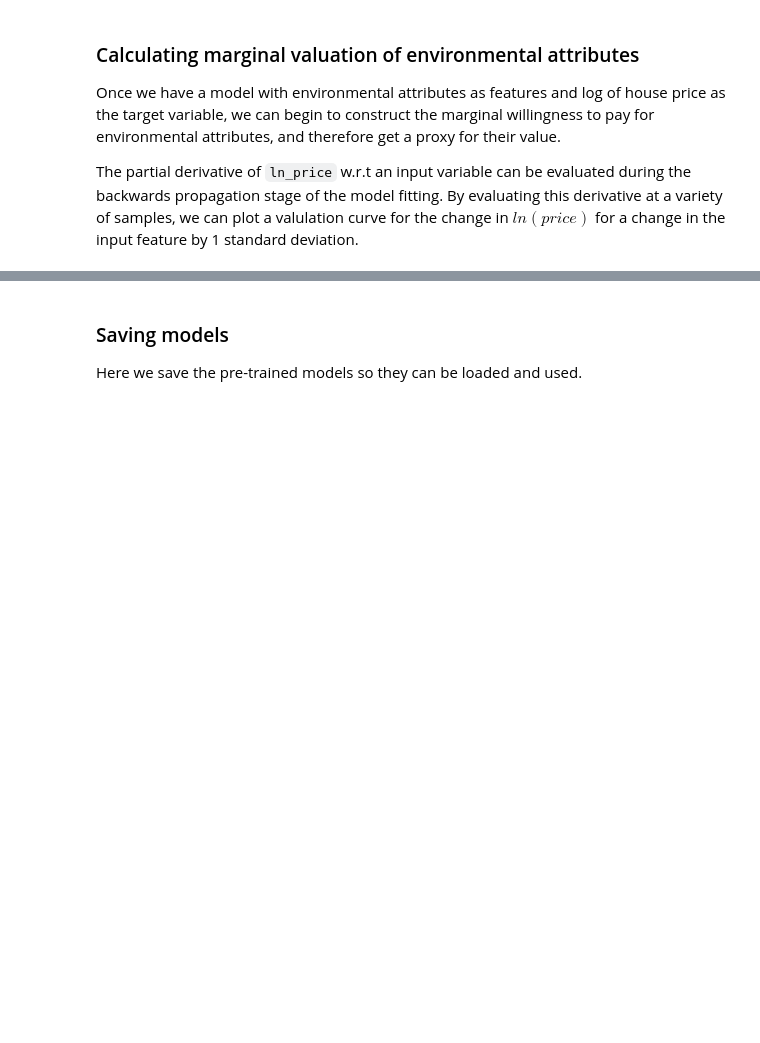
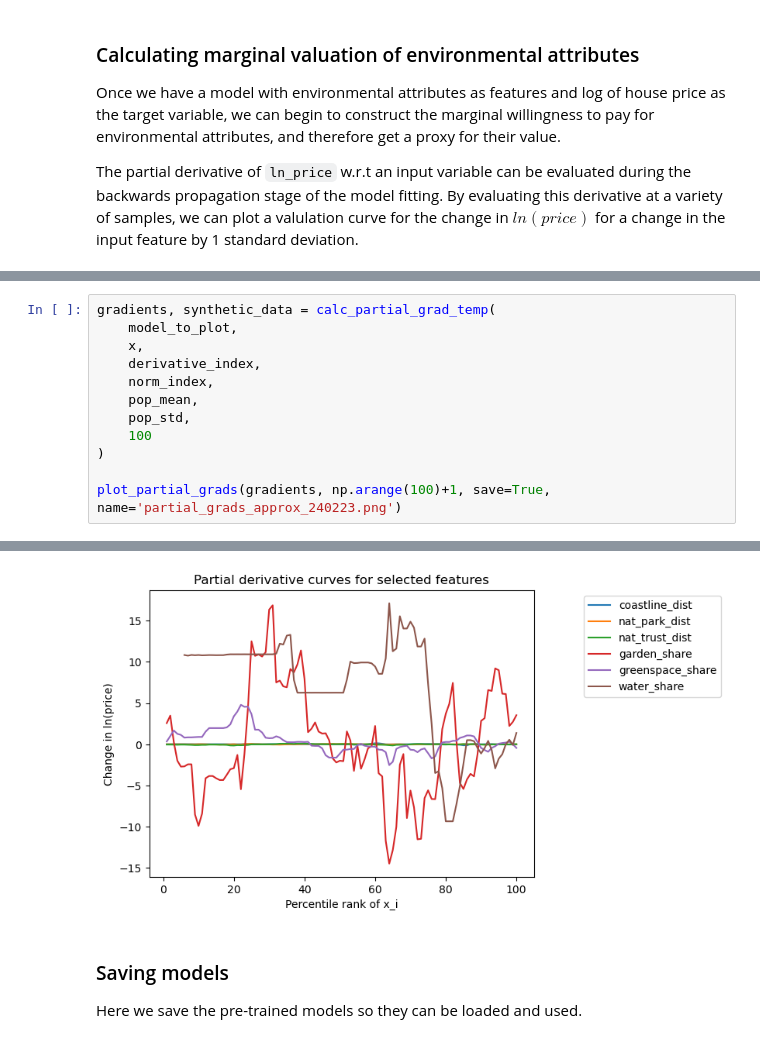
Before and after one commit to fgallagher27/GreenValueNet, a Jupyter notebook: GreenValueNet.ipynb, the cells around one changed output, grey strips where cells are left out. Saved outputs shown, nothing was run; the diff lists cells and outputs as text; blank space fills up the shorter version.

```diff
--- a/GreenValueNet.ipynb
+++ b/GreenValueNet.ipynb
@@ -367,0 +439,13 @@ plot_partial_grads(gradients, points, derivative_index, save=False, name='partia
+# %%
+gradients, synthetic_data = calc_partial_grad_temp(
+    model_to_plot,
+    x,
+    derivative_index,
+    norm_index,
+    pop_mean,
+    pop_std,
+    100
+)
+
+plot_partial_grads(gradients, np.arange(100)+1, save=True, name='partial_grads_approx_240223.png')
+# %% [output]
@@ -368,3 +458,4 @@ plot_partial_grads(gradients, points, derivative_index, save=False, name='partia
+[figure, added]
 # %% [markdown]
 ### Saving models
 
```
Also changed, not shown: parts of 17 cells of this notebook.
